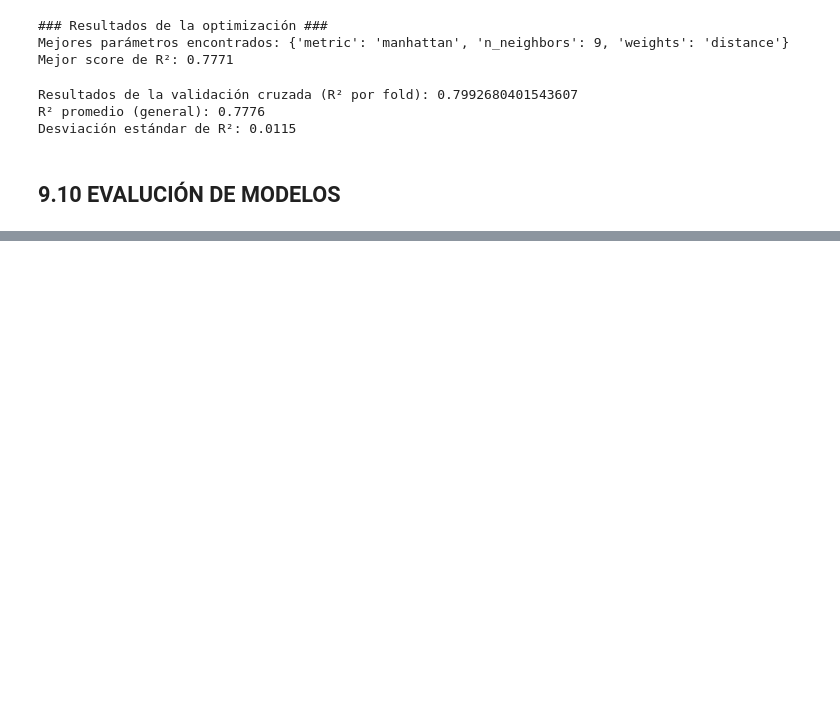
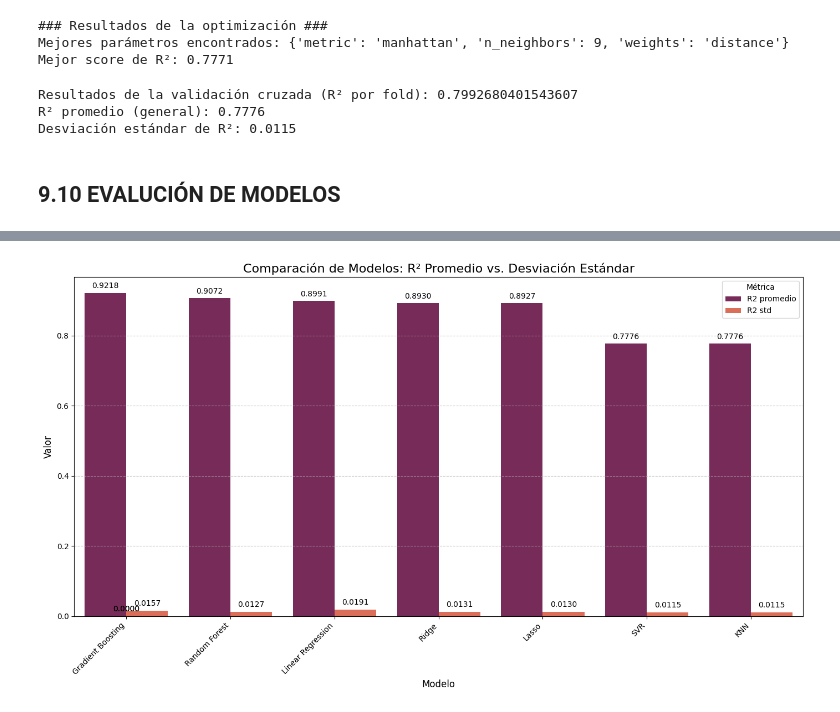
Before and after one commit to Emmaquantum/Data-Science-project-Vehicles, a Jupyter notebook: Main.ipynb, the cells around one changed output, grey strips where cells are left out. Saved outputs shown, nothing was run; the diff lists cells and outputs as text; code cells hidden in the pictures; blank space fills up the shorter version.

```diff
--- a/Main.ipynb
+++ b/Main.ipynb
@@ -1462,0 +1503,35 @@ Desviación estándar de R²: 0.0115
+# %%
+#Graficar resultados_r2 con respecto a r2 promedio y r2 std
+
+# Reorganizar el DataFrame de ancho a largo
+df_long = pd.melt(resultados_r2, id_vars=['Modelo'], var_name='Métrica', value_name='Valor')
+
+# Ordenar los modelos por su R2 promedio para que el gráfico sea más fácil de leer
+df_long['Modelo'] = pd.Categorical(df_long['Modelo'], categories=resultados_r2['Modelo'][resultados_r2['R2 promedio'].argsort()[::-1]].tolist())
+df_long = df_long.sort_values('Modelo')
+
+plt.figure(figsize=(14, 8))
+
+barplot = sns.barplot(x='Modelo',y='Valor',hue='Métrica',data=df_long, palette='rocket')
+
+# Añadir las etiquetas de valor
+for p in barplot.patches:
+    barplot.annotate(
+        format(p.get_height(), '.4f'),
+        (p.get_x() + p.get_width() / 2., p.get_height()),
+        ha='center',
+        va='center',
+        xytext=(0, 9),
+        textcoords='offset points'
+    )
+
+# Personalizar el gráfico
+plt.title('Comparación de Modelos: R² Promedio vs. Desviación Estándar', fontsize=16)
+plt.xlabel('Modelo', fontsize=12)
+plt.ylabel('Valor', fontsize=12)
+plt.xticks(rotation=45, ha='right')
+plt.grid(axis='y', linestyle='--', alpha=0.7)
+plt.tight_layout()
+plt.show()
+# %% [output]
+[figure, added]
```
Also changed, not shown: parts of 2 cells of this notebook.
